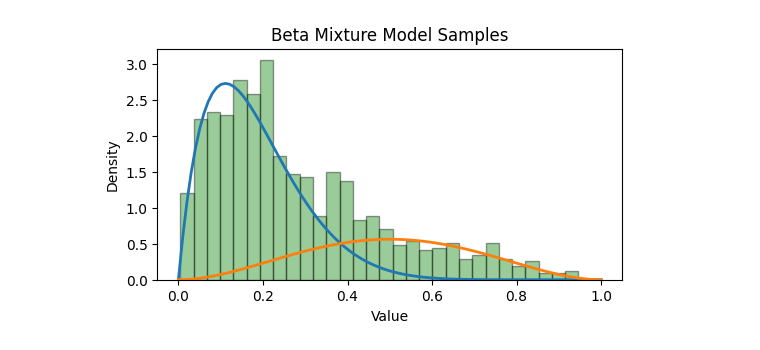
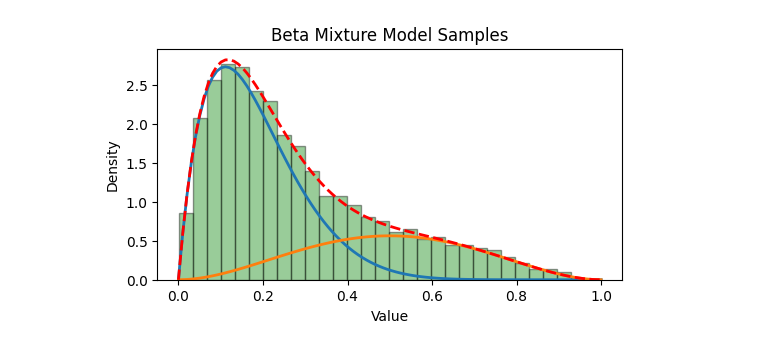
Before and after one commit to ntpuccw/InClassCoding, a Jupyter notebook: gar1126.ipynb, the cells around one changed output. Cells and saved outputs as stored; diff of their text form; code cells hidden in the pictures.

```diff
--- a/gar1126.ipynb
+++ b/gar1126.ipynb
@@ -23,34 +23,36 @@ def generate_beta_mixture(n, weights, a_params, b_params):
 
     # Choose components based on weights
     components = np.random.choice(len(weights), size=n, p=weights)
-
+    # print(components)
     # Generate samples
     samples = np.array([beta.rvs(a_params[i], b_params[i]) for i in components])
 
     return samples
 if __name__ == "__main__":
     # Parameters for the beta mixture model
     weights = [0.7, 0.3]
     a_params = [2, 3]
     b_params = [9, 3]
 
     # Generate samples
-    n_samples = 1000
+    n_samples = 10000
     samples = generate_beta_mixture(n_samples, weights, a_params, b_params)
 
     # Plot histogram of the samples
     fig = plt.figure(figsize=(6, 3))
     plt.hist(samples, bins=30, density=True, alpha=0.4, \
              color='g', edgecolor='black')
 
     # Plot the individual beta components for reference
     x = np.linspace(0, 1, 100)
+    y = np.zeros_like(x)
     for w, a, b in zip(weights, a_params, b_params):
+        y += w * beta.pdf(x, a, b)
         plt.plot(x, w * beta.pdf(x, a, b), lw=2)
-
+    plt.plot(x, y, 'r--', lw=2, label='Mixture PDF')
     plt.title('Beta Mixture Model Samples')
     plt.xlabel('Value')
     plt.ylabel('Density')
     plt.show()
 # %% [output]
-[figure, old version]
+[figure, new version]
```
Also changed, not shown: parts of 1 cell of this notebook.
